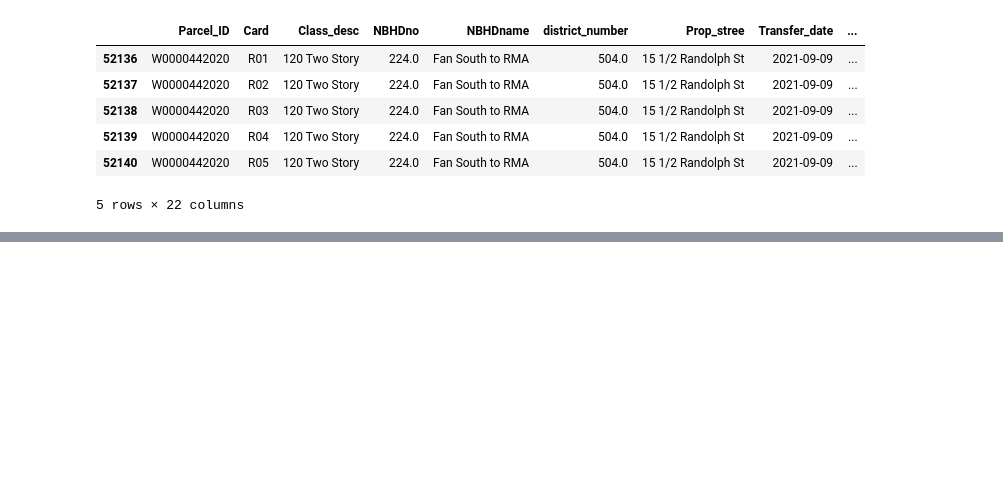
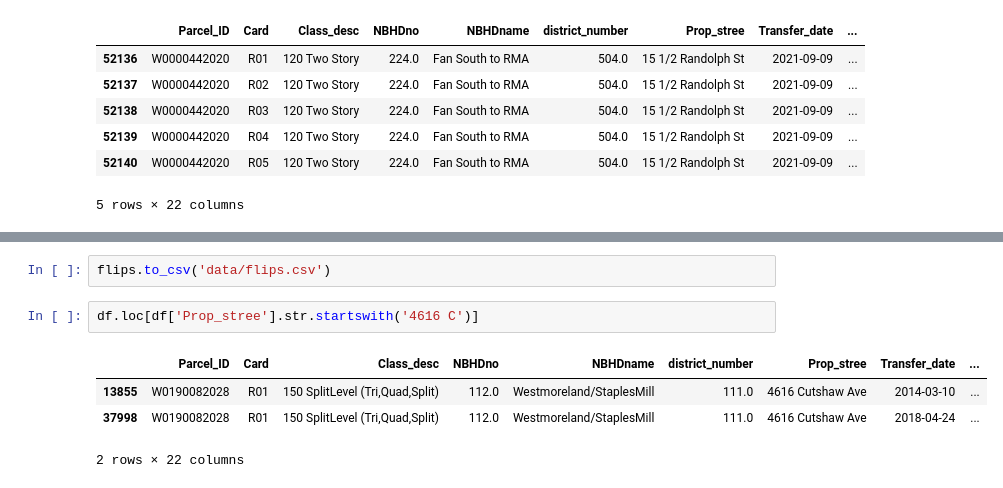
Before and after one commit to kfinity/ric-house-flip, a Jupyter notebook: flip analysis.ipynb, the cells around one changed output, grey strips where cells are left out. Drawn from its saved outputs; the diff is of its cells as text; blank space fills up the shorter version.

```diff
--- a/flip analysis.ipynb
+++ b/flip analysis.ipynb
@@ -159,0 +242,9 @@ plt.show()
+# %%
+flips.to_csv('data/flips.csv')
+# %%
+df.loc[df['Prop_stree'].str.startswith('4616 C')]
+# %% [output]
+|  | Parcel_ID | Card | Class_desc | NBHDno | NBHDname | district_number | Prop_stree | Transfer_date | ... |
+| 13855 | W0190082028 | R01 | 150 SplitLevel (Tri,Quad,Split) | 112.0 | Westmoreland/StaplesMill | 111.0 | 4616 Cutshaw Ave | 2014-03-10 | ... |
+| 37998 | W0190082028 | R01 | 150 SplitLevel (Tri,Quad,Split) | 112.0 | Westmoreland/StaplesMill | 111.0 | 4616 Cutshaw Ave | 2018-04-24 | ... |
+2 rows × 22 columns
```
Also changed, not shown: parts of 15 cells of this notebook, 10 other files.
